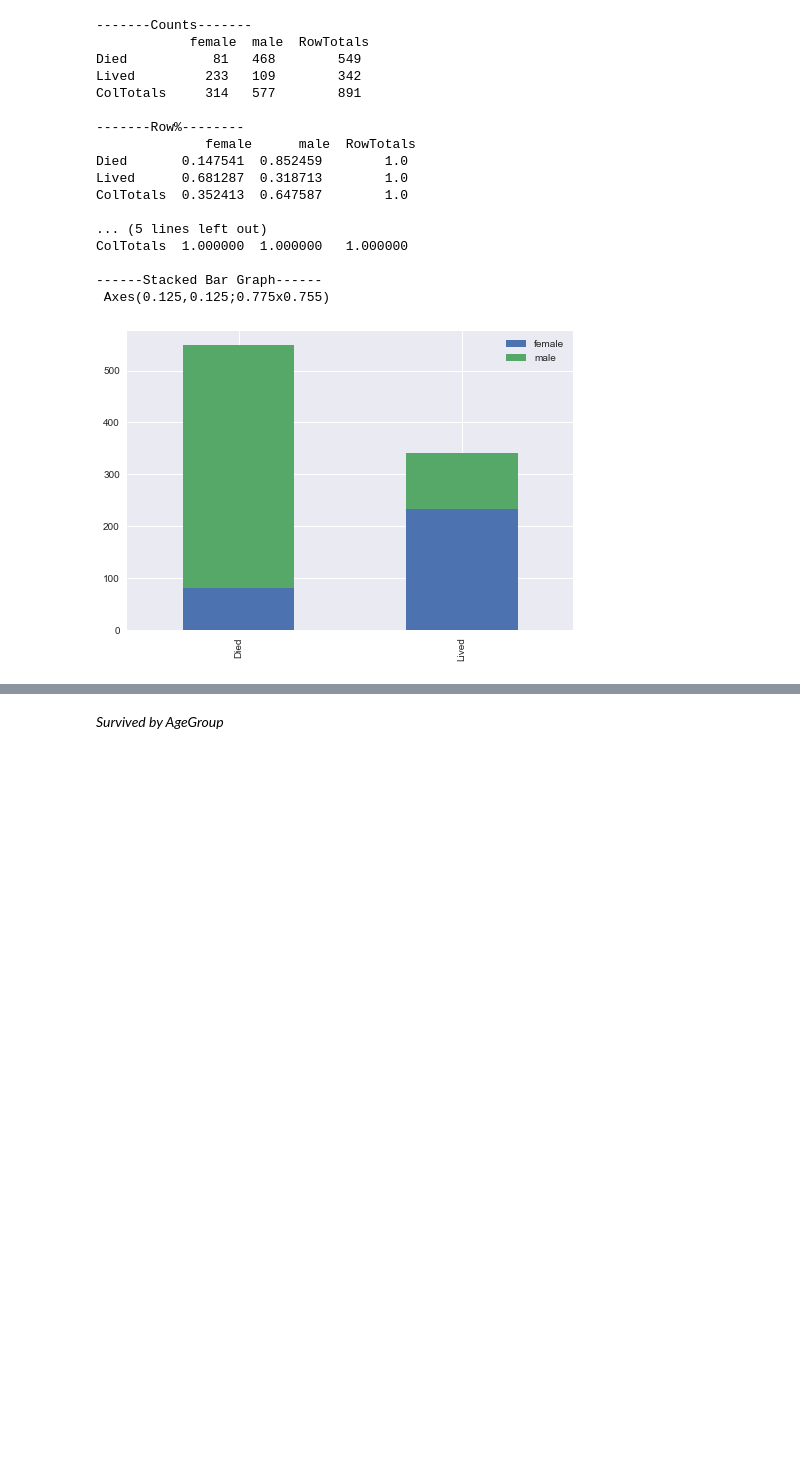
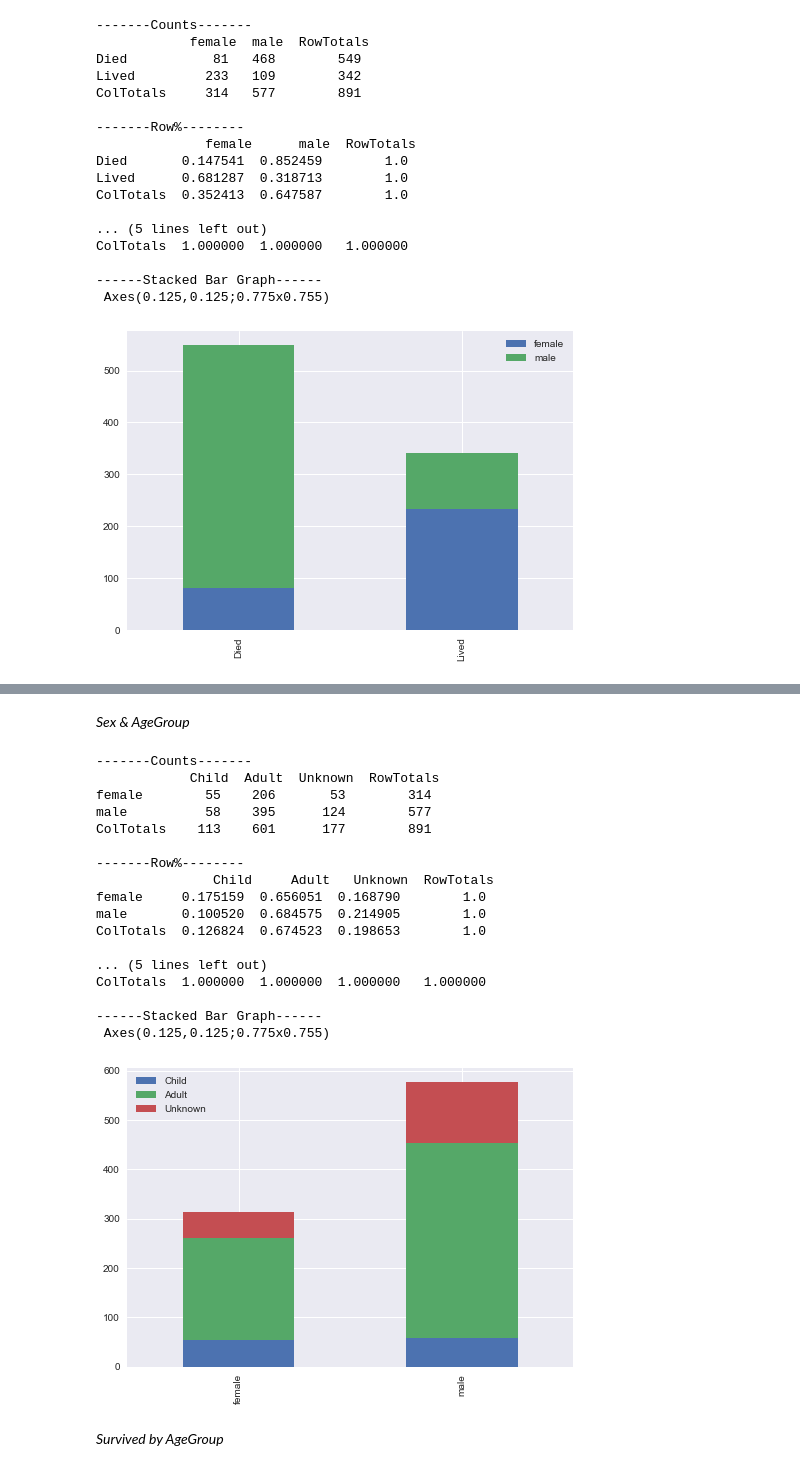
Before and after one commit to jco44/UdacityDataAnalysis, a Jupyter notebook: Explore_Relationships.ipynb, the cells around one changed output, grey strips where cells are left out. Cells and saved outputs as stored; diff of their text form; code cells hidden in the pictures; blank space fills up the shorter version.

```diff
--- a/Survival_Analysis.ipynb
+++ b/Explore_Relationships.ipynb
@@ -220,3 +249,26 @@ ColTotals  1.000000  1.000000   1.000000
+# %% [markdown]
+_Sex & AgeGroup_
+# %%
+freq2_display(titanic['Sex'], titanic['age_group'])
+# %% [output]
+-------Counts-------
+            Child  Adult  Unknown  RowTotals
+female        55    206       53        314
+male          58    395      124        577
+ColTotals    113    601      177        891
+
+-------Row%--------
+               Child     Adult   Unknown  RowTotals
+female     0.175159  0.656051  0.168790        1.0
+male       0.100520  0.684575  0.214905        1.0
+ColTotals  0.126824  0.674523  0.198653        1.0
+
+... (5 lines left out)
+ColTotals  1.000000  1.000000  1.000000   1.000000
+
+------Stacked Bar Graph------
+ Axes(0.125,0.125;0.775x0.755)
+[figure, added]
 # %% [markdown]
 _Survived by AgeGroup_
 # %%
```
Also changed, not shown: parts of 23 cells of this notebook, 1 other file.
